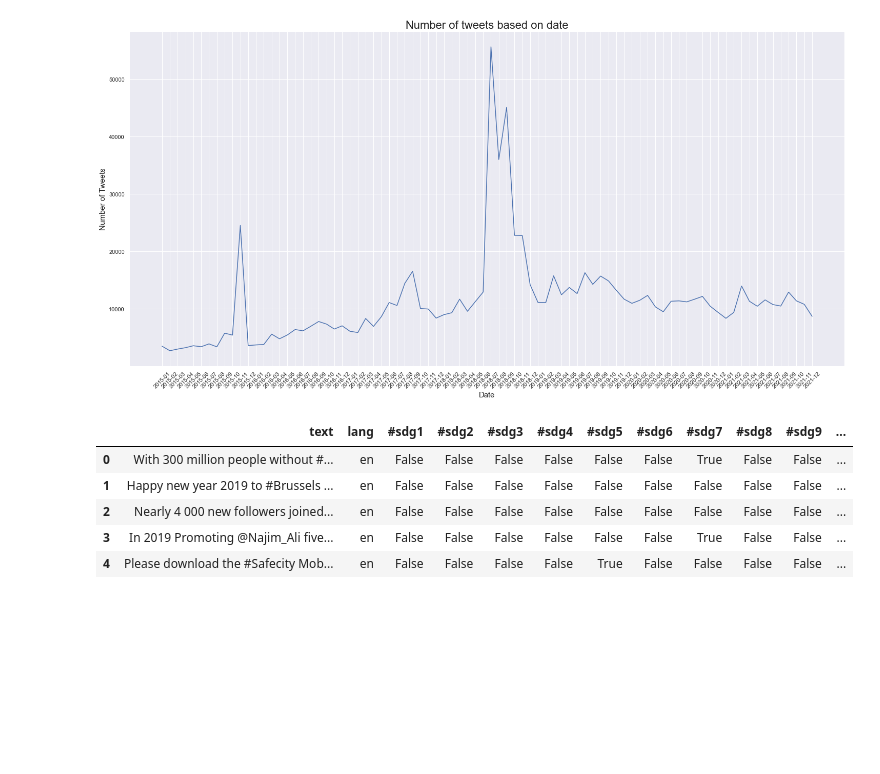
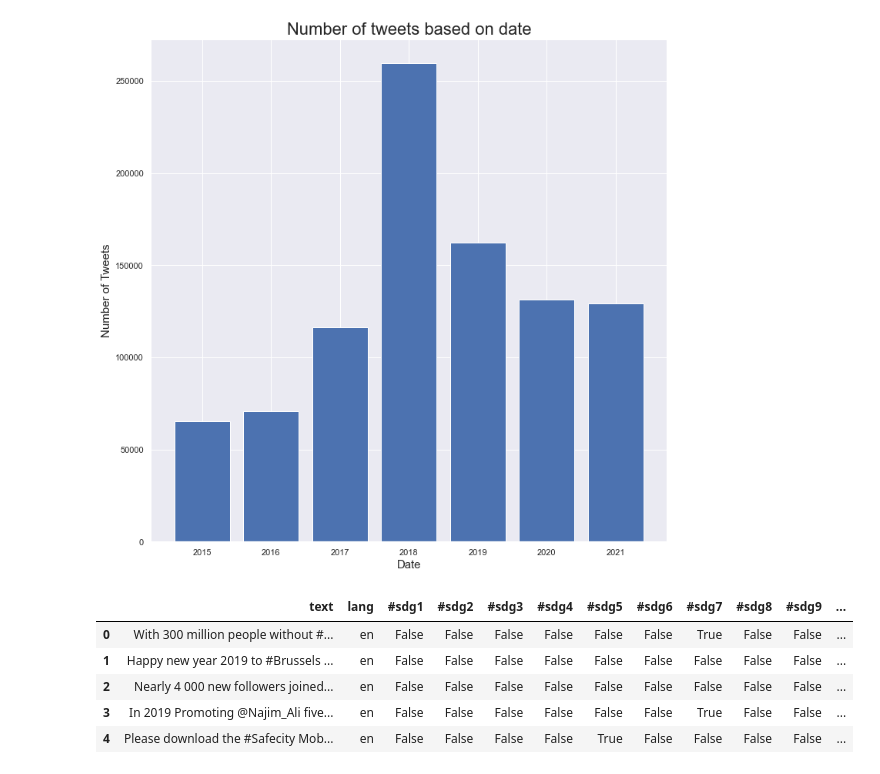
Before and after one commit to Tolsager/SDG_CLF, a Jupyter notebook: EDA.ipynb, the cells around one changed output. Cells and saved outputs as stored; diff of their text form; code cells hidden in the pictures; blank space fills up the shorter version.

```diff
--- a/EDA.ipynb
+++ b/EDA.ipynb
@@ -16,12 +16,12 @@ sdg_colors = ['#E5243B', '#DDA63A', '#4C9F38','#C5192D','#FF3A21','#26BDE2','#FC
 #Preprocessing
 df = pd.read_csv('data/raw/allSDGtweets.csv', encoding='latin1')
 # %%
-#created_at = [datetime.strptime(df['created_at'][i], '%Y-%m-%dT%H:%M:%S.000Z') for i in range(len(df))]
-#created_at = [created_at[i].strftime('%Y-%m') for i in range(len(created_at))]
+created_at = [datetime.strptime(df['created_at'][i], '%Y-%m-%dT%H:%M:%S.000Z') for i in range(len(df))]
+print(f"Earliest tweet:\t{min(created_at)},\n Last tweet:\t{max(created_at)}")
+created_at = [created_at[i].strftime('%Y') for i in range(len(created_at))]
 x,y = np.unique(np.array(created_at), return_counts=True)
-fig = plt.figure(figsize=(25,12))
-plt.plot(x,y)
-plt.xticks(rotation=45)
+fig = plt.figure(figsize=(12,12))
+plt.bar(x,y)
 plt.xlabel('Date',fontsize=15)
 plt.ylabel('Number of Tweets',fontsize=15)
 plt.title("Number of tweets based on date",fontsize=22)
@@ -30,4 +32,4 @@ plt.show()
-[figure, old version]
+[figure, new version]
 # %%
 df = df.drop(['Unnamed: 0', 'id','created_at','category'], axis=1)
 # %%
```
Also changed, not shown: parts of 2 cells of this notebook.
